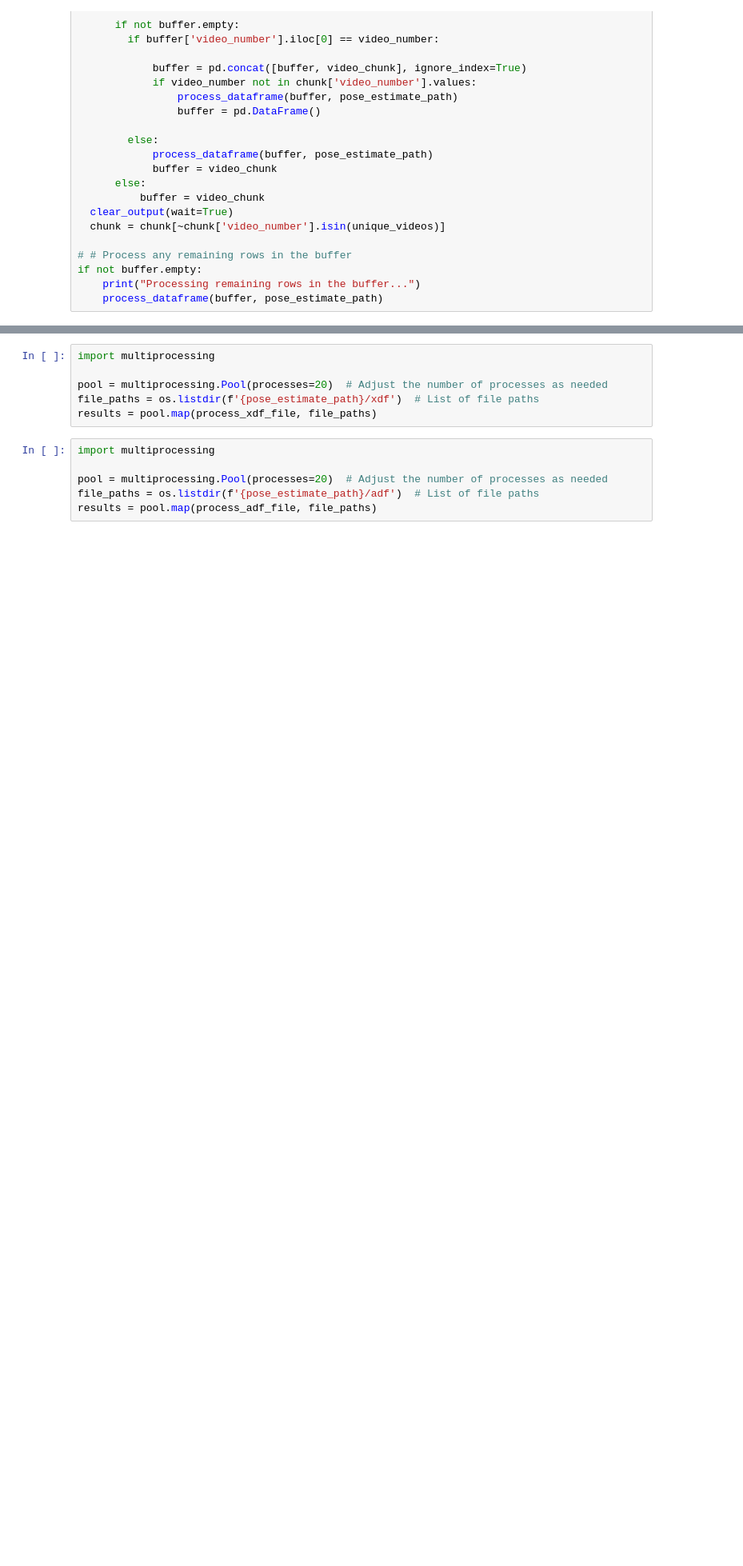
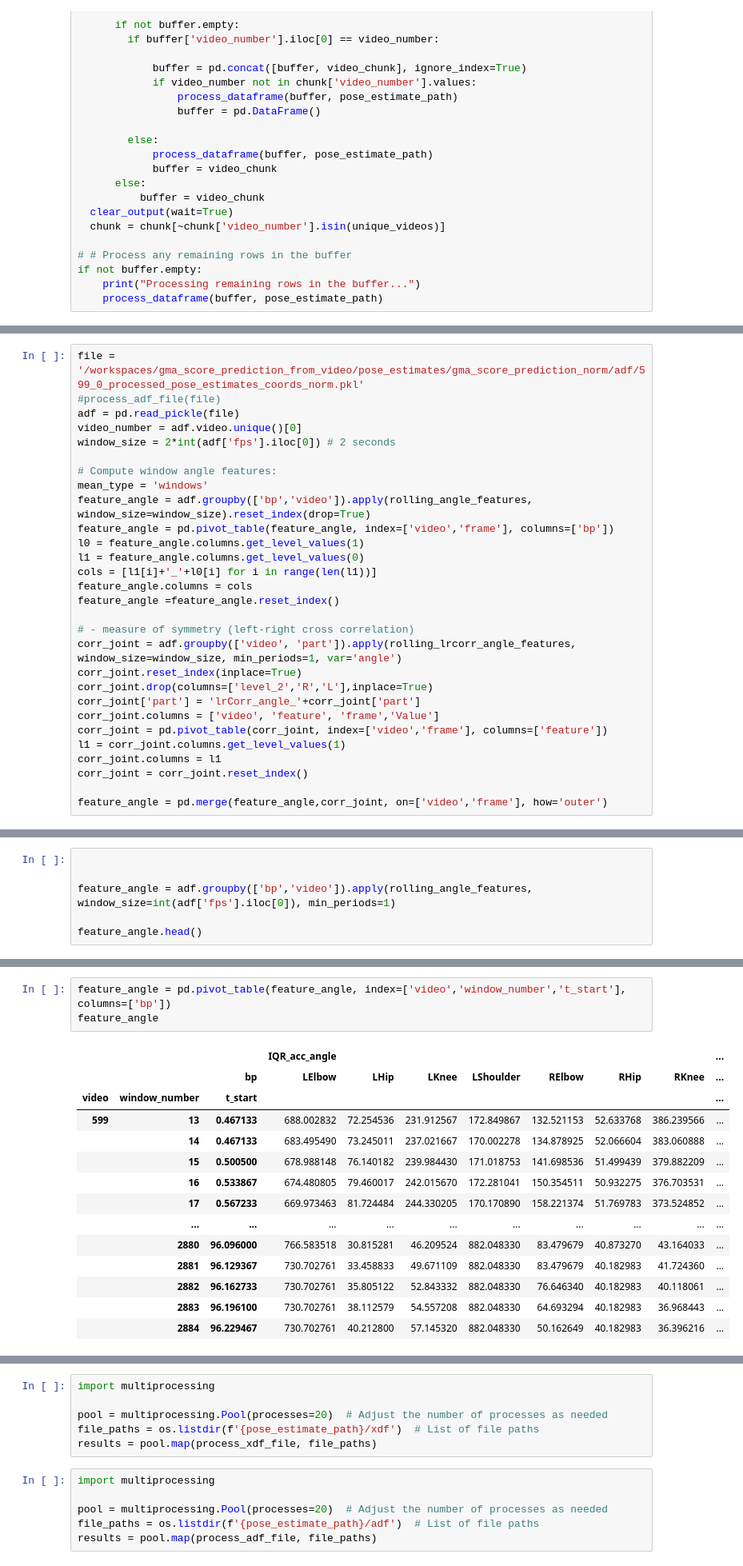
Before and after one commit to quietscientist/gma_score_prediction_from_video, a Jupyter notebook: 1_ProcessDetections.ipynb, the cells around one changed output, grey strips where cells are left out. Shown: that part at 80% size. Cells and saved outputs as stored; diff of their text form; blank space fills up the shorter version.

Commit message:
refactored windowing and dataframe combination code

```diff
--- a/1_ProcessDetections.ipynb
+++ b/1_ProcessDetections.ipynb
@@ -395,0 +389,29 @@ def process_xdf_file(file):
+# %%
+file = '/workspaces/gma_score_prediction_from_video/pose_estimates/gma_score_prediction_norm/adf/599_0_processed_pose_estimates_coords_norm.pkl'
+#process_adf_file(file)
+adf = pd.read_pickle(file)
+video_number = adf.video.unique()[0]
+window_size = 2*int(adf['fps'].iloc[0]) # 2 seconds
+
+# Compute window angle features:
+mean_type = 'windows'
+feature_angle = adf.groupby(['bp','video']).apply(rolling_angle_features, window_size=window_size).reset_index(drop=True)
+feature_angle = pd.pivot_table(feature_angle, index=['video','frame'], columns=['bp'])
+l0 = feature_angle.columns.get_level_values(1)
+l1 = feature_angle.columns.get_level_values(0)
+cols = [l1[i]+'_'+l0[i] for i in range(len(l1))]
+feature_angle.columns = cols
+feature_angle =feature_angle.reset_index()
+
+# - measure of symmetry (left-right cross correlation)
+corr_joint = adf.groupby(['video', 'part']).apply(rolling_lrcorr_angle_features, window_size=window_size, min_periods=1, var='angle')
+corr_joint.reset_index(inplace=True)
+corr_joint.drop(columns=['level_2','R','L'],inplace=True)
+corr_joint['part'] = 'lrCorr_angle_'+corr_joint['part']
+corr_joint.columns = ['video', 'feature', 'frame','Value']
+corr_joint = pd.pivot_table(corr_joint, index=['video','frame'], columns=['feature'])
+l1 = corr_joint.columns.get_level_values(1)
+corr_joint.columns = l1
+corr_joint = corr_joint.reset_index()
+
+feature_angle = pd.merge(feature_angle,corr_joint, on=['video','frame'], how='outer')
@@ -395,0 +423,6 @@ def process_xdf_file(file):
+# %%
+
+
+feature_angle = adf.groupby(['bp','video']).apply(rolling_angle_features, window_size=int(adf['fps'].iloc[0]), min_periods=1)
+
+feature_angle.head()
@@ -395,0 +474,18 @@ def process_xdf_file(file):
+# %%
+feature_angle = pd.pivot_table(feature_angle, index=['video','window_number','t_start'], columns=['bp'])
+feature_angle
+# %% [output]
+|  |  |  | IQR_acc_angle |  |  |  |  |  |  | ... |
+|  |  | bp | LElbow | LHip | LKnee | LShoulder | RElbow | RHip | RKnee | ... |
+| video | window_number | t_start |  |  |  |  |  |  |  | ... |
+| 599 | 13 | 0.467133 | 688.002832 | 72.254536 | 231.912567 | 172.849867 | 132.521153 | 52.633768 | 386.239566 | ... |
+|  | 14 | 0.467133 | 683.495490 | 73.245011 | 237.021667 | 170.002278 | 134.878925 | 52.066604 | 383.060888 | ... |
+|  | 15 | 0.500500 | 678.988148 | 76.140182 | 239.984430 | 171.018753 | 141.698536 | 51.499439 | 379.882209 | ... |
+|  | 16 | 0.533867 | 674.480805 | 79.460017 | 242.015670 | 172.281041 | 150.354511 | 50.932275 | 376.703531 | ... |
+|  | 17 | 0.567233 | 669.973463 | 81.724484 | 244.330205 | 170.170890 | 158.221374 | 51.769783 | 373.524852 | ... |
+|  | ... | ... | ... | ... | ... | ... | ... | ... | ... | ... |
+|  | 2880 | 96.096000 | 766.583518 | 30.815281 | 46.209524 | 882.048330 | 83.479679 | 40.873270 | 43.164033 | ... |
+|  | 2881 | 96.129367 | 730.702761 | 33.458833 | 49.671109 | 882.048330 | 83.479679 | 40.182983 | 41.724360 | ... |
+|  | 2882 | 96.162733 | 730.702761 | 35.805122 | 52.843332 | 882.048330 | 76.646340 | 40.182983 | 40.118061 | ... |
+|  | 2883 | 96.196100 | 730.702761 | 38.112579 | 54.557208 | 882.048330 | 64.693294 | 40.182983 | 36.968443 | ... |
+|  | 2884 | 96.229467 | 730.702761 | 40.212800 | 57.145320 | 882.048330 | 50.162649 | 40.182983 | 36.396216 | ... |
```
Also changed, not shown: parts of 10 cells of this notebook.
